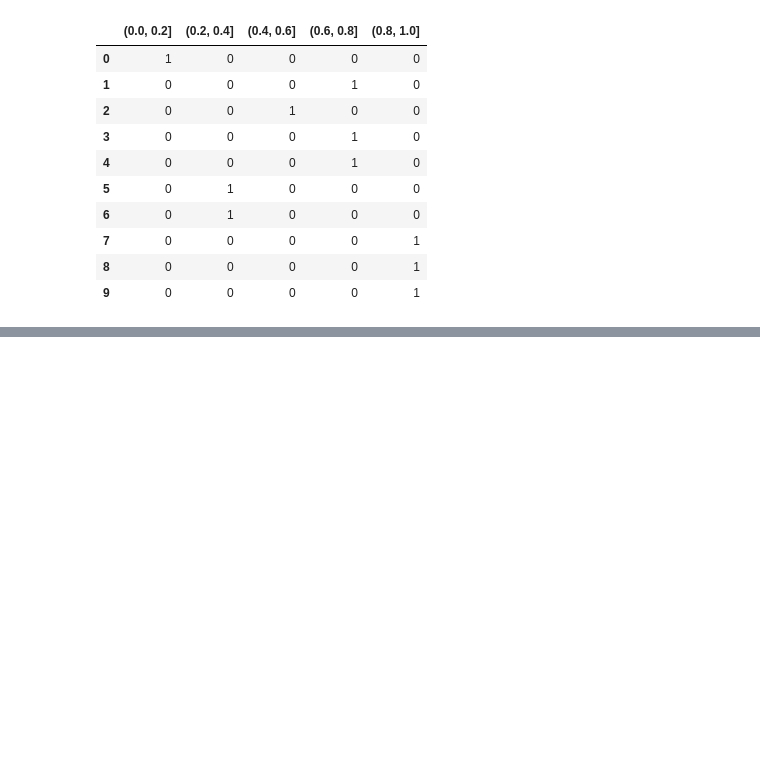
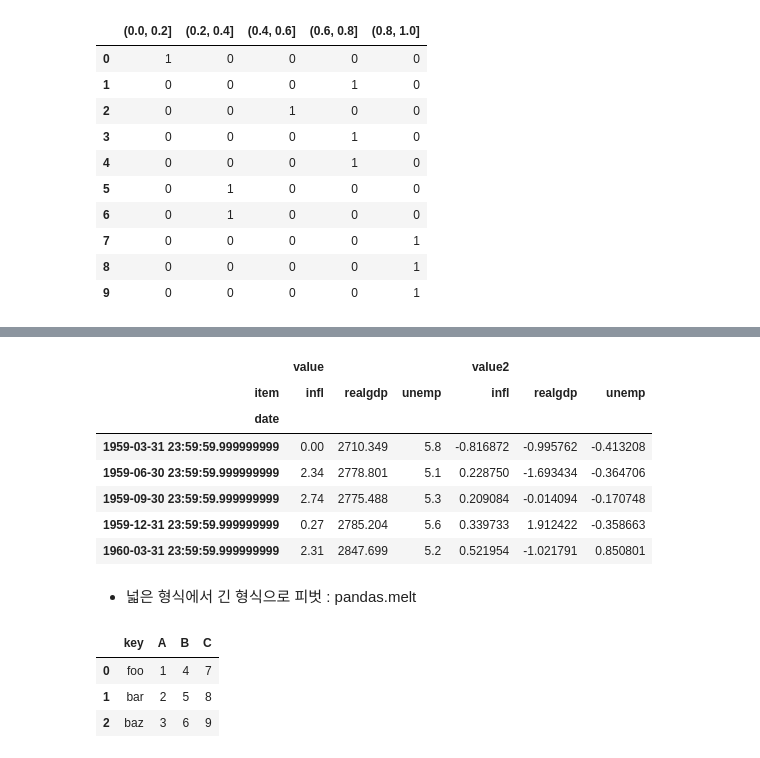
Before and after one commit to jaewon-huh/DA_DS_dreamtree, a Jupyter notebook: pandas_보충.ipynb, the cells around one changed output, grey strips where cells are left out. Drawn from its saved outputs; the diff is of its cells as text; code cells hidden in the pictures; blank space fills up the shorter version.

```diff
--- a/pandas_보충.ipynb
+++ b/pandas_보충.ipynb
@@ -788,0 +1370,7 @@ pd.get_dummies(pd.cut(values, bins))
+# %%
+periods = pd.PeriodIndex(year=data.year, quarter=data.quarter,
+                         name='date')       # PeriodIndex : 연도와 분기 칼럼을 합침
+columns = pd.Index(['realgdp', 'infl', 'unemp'], name='item')
+data = data.reindex(columns=columns)
+data.index = periods.to_timestamp('D', 'end')
+ldata = data.stack().reset_index().rename(columns={0: 'value'})
@@ -788,0 +1406,3 @@ pd.get_dummies(pd.cut(values, bins))
+# %%
+ldata['value2'] = np.random.randn(len(ldata))
+ldata[:10]
@@ -788,0 +1421,25 @@ pd.get_dummies(pd.cut(values, bins))
+# %%
+pivoted = ldata.pivot('date', 'item') # value 인자 미포함
+pivoted[:5] # 5행만
+# %% [output]
+|  | value |  |  | value2 |  |  |
+| item | infl | realgdp | unemp | infl | realgdp | unemp |
+| date |  |  |  |  |  |  |
+| 1959-03-31 23:59:59.999999999 | 0.00 | 2710.349 | 5.8 | -0.816872 | -0.995762 | -0.413208 |
+| 1959-06-30 23:59:59.999999999 | 2.34 | 2778.801 | 5.1 | 0.228750 | -1.693434 | -0.364706 |
+| 1959-09-30 23:59:59.999999999 | 2.74 | 2775.488 | 5.3 | 0.209084 | -0.014094 | -0.170748 |
+| 1959-12-31 23:59:59.999999999 | 0.27 | 2785.204 | 5.6 | 0.339733 | 1.912422 | -0.358663 |
+| 1960-03-31 23:59:59.999999999 | 2.31 | 2847.699 | 5.2 | 0.521954 | -1.021791 | 0.850801 |
+# %% [markdown]
+* 넓은 형식에서 긴 형식으로 피벗 : pandas.melt
+# %%
+df = pd.DataFrame({'key': ['foo', 'bar', 'baz'],
+                   'A': [1, 2, 3],
+                   'B': [4, 5, 6],
+                   'C': [7, 8, 9]})
+df
+# %% [output]
+|  | key | A | B | C |
+| 0 | foo | 1 | 4 | 7 |
+| 1 | bar | 2 | 5 | 8 |
+| 2 | baz | 3 | 6 | 9 |
```
Also changed, not shown: parts of 80 cells of this notebook.
